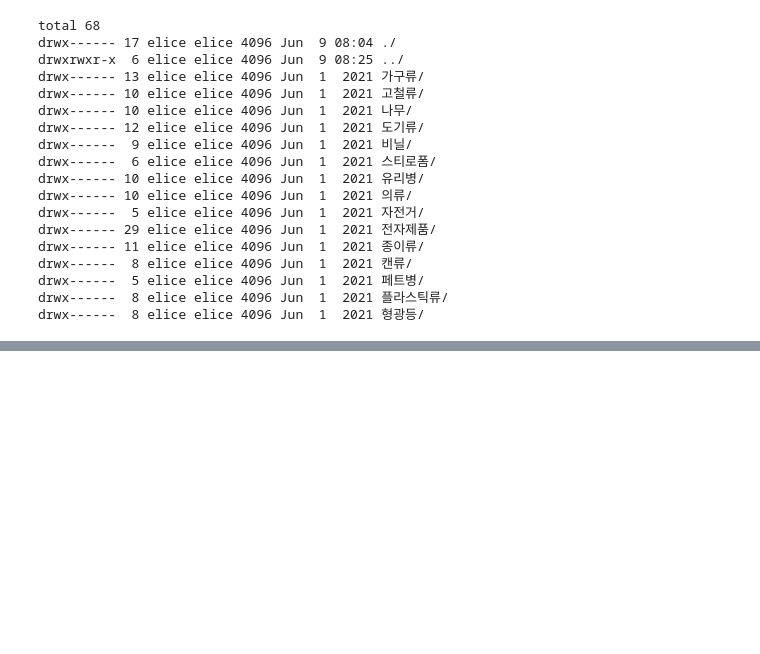
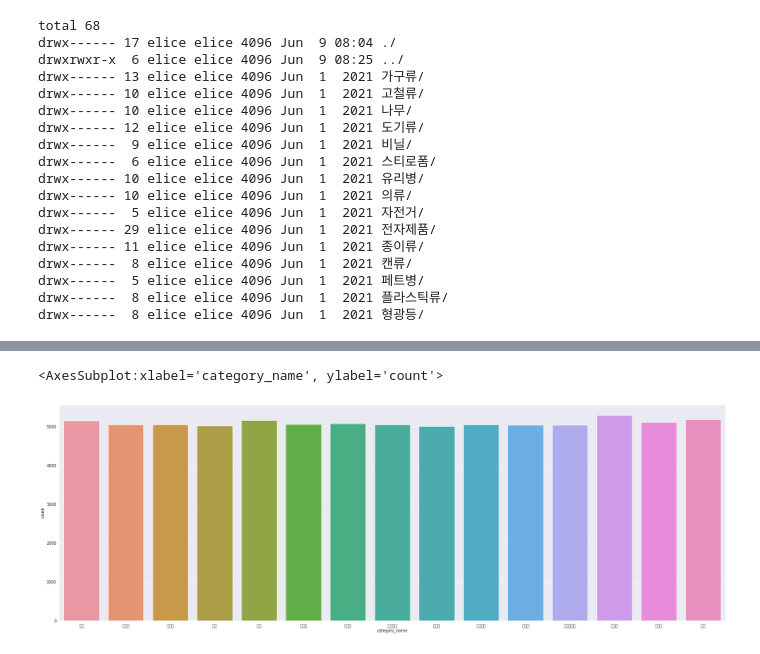
Before and after one commit to lheun99/recycle_info_service, a Jupyter notebook: ai/EDA/EDA_성훈.ipynb, the cells around one changed output, grey strips where cells are left out. Drawn from its saved outputs; the diff is of its cells as text; code cells hidden in the pictures; blank space fills up the shorter version.

```diff
--- a/ai/EDA/EDA_성훈.ipynb
+++ b/ai/EDA/EDA_성훈.ipynb
@@ -87,6 +38,16 @@ drwx------  5 elice elice 4096 Jun  1  2021 페트병/
 drwx------  8 elice elice 4096 Jun  1  2021 플라스틱류/
 drwx------  8 elice elice 4096 Jun  1  2021 형광등/
 # %%
-for dirpath, dirnames,filenames in os.walk(','):
+category=dict()
+category_1=dict()
+category_2=[]
+train_category=[]
+for dirpath, dirnames,filenames in os.walk(os.curdir):
+
     for filename in filenames :
         print(os.path.join(dirpath,filename))
+        #print(dirpath.split('/'))
+        cate=dirpath.split('/')
+        category[cate[1]]=category.get(cate[1],0)+1
+        category_2.append(cate[1])
+        train_category.append(os.path.join(dirpath,filename))
@@ -92,0 +94,7 @@ for dirpath, dirnames,filenames in os.walk(','):
+# %%
+#cate_=pd.DataFrame.from_dict(sorted_category, orient='index')
+cate_2=pd.DataFrame (category_2, columns = ['category_name'])
+train_category_2=pd.DataFrame (train_category, columns = ['file_path'])
+
+print(cate_2)
+print(train_category_2)
@@ -92,0 +119,8 @@ for dirpath, dirnames,filenames in os.walk(','):
+# %%
+plt.figure(figsize=(30,10))
+plt.rc('font',family='Malgun Gothic')
+sns.set_style('darkgrid')
+sns.countplot(cate_2['category_name'])
+# %% [output]
+<AxesSubplot:xlabel='category_name', ylabel='count'>
+[figure, added]
```
Also changed, not shown: parts of 11 cells of this notebook.
